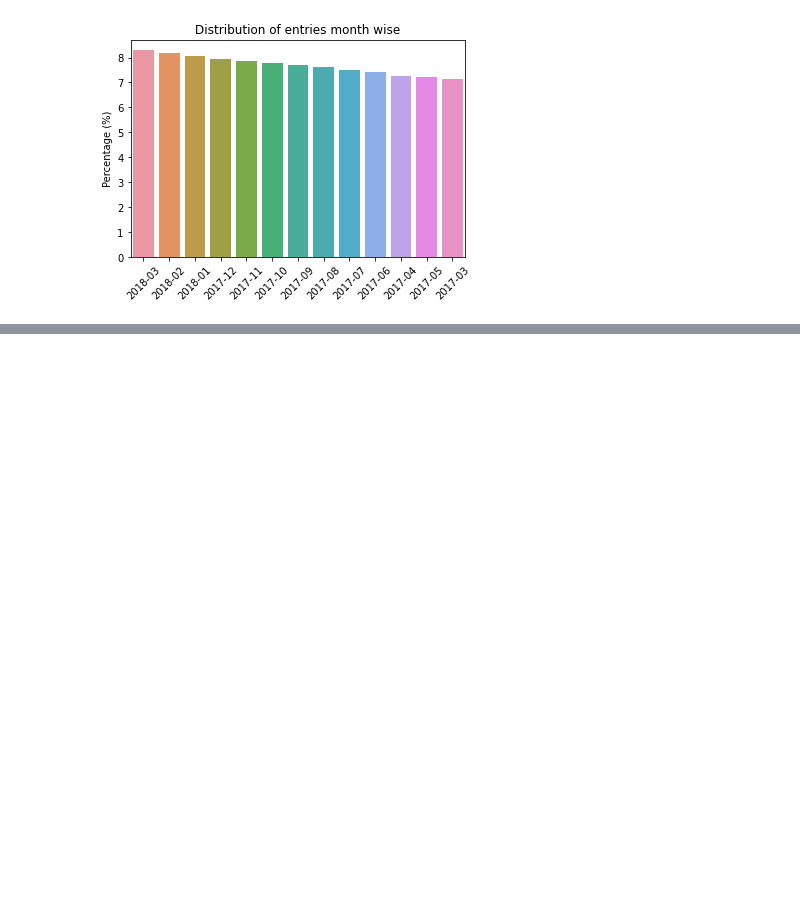
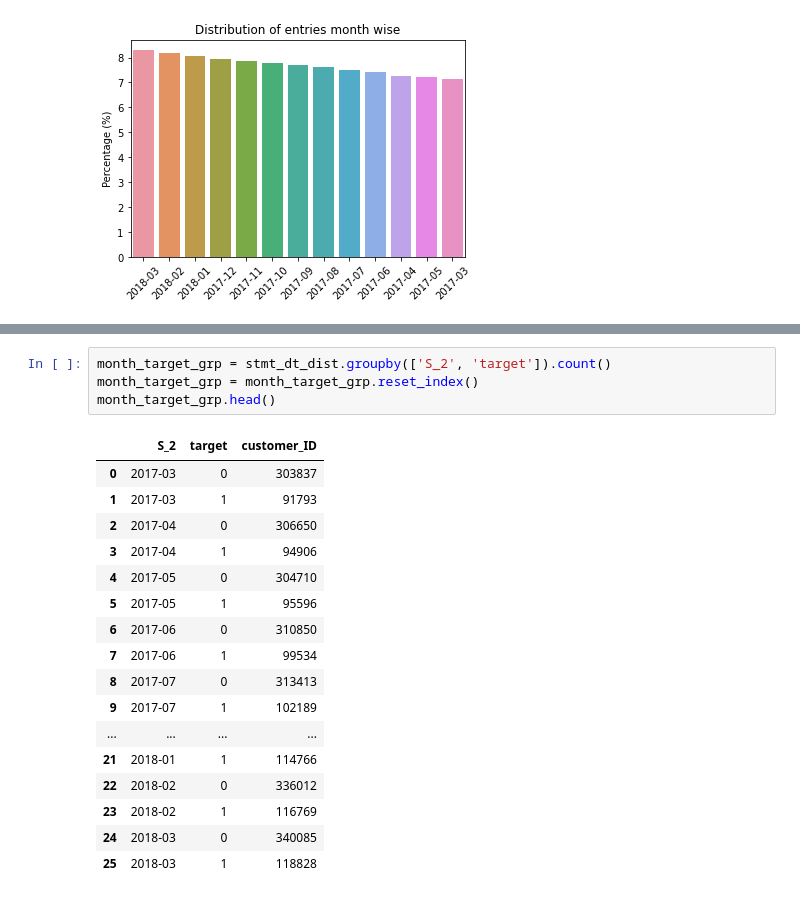
Before and after one commit to sankardevisharath/amex-default-prediction, a Jupyter notebook: notebooks/explore_columns.ipynb, the cells around one changed output, grey strips where cells are left out. Cells and saved outputs as stored; diff of their text form; blank space fills up the shorter version.

```diff
--- a/notebooks/explore_columns.ipynb
+++ b/notebooks/explore_columns.ipynb
@@ -199,0 +225,22 @@ plt.xticks(rotation=45)
+# %%
+month_target_grp = stmt_dt_dist.groupby(['S_2', 'target']).count()
+month_target_grp = month_target_grp.reset_index()
+month_target_grp.head()
+# %% [output]
+|  | S_2 | target | customer_ID |
+| 0 | 2017-03 | 0 | 303837 |
+| 1 | 2017-03 | 1 | 91793 |
+| 2 | 2017-04 | 0 | 306650 |
+| 3 | 2017-04 | 1 | 94906 |
+| 4 | 2017-05 | 0 | 304710 |
+| 5 | 2017-05 | 1 | 95596 |
+| 6 | 2017-06 | 0 | 310850 |
+| 7 | 2017-06 | 1 | 99534 |
+| 8 | 2017-07 | 0 | 313413 |
+| 9 | 2017-07 | 1 | 102189 |
+| ... | ... | ... | ... |
+| 21 | 2018-01 | 1 | 114766 |
+| 22 | 2018-02 | 0 | 336012 |
+| 23 | 2018-02 | 1 | 116769 |
+| 24 | 2018-03 | 0 | 340085 |
+| 25 | 2018-03 | 1 | 118828 |
```
Also changed, not shown: parts of 16 cells of this notebook.
